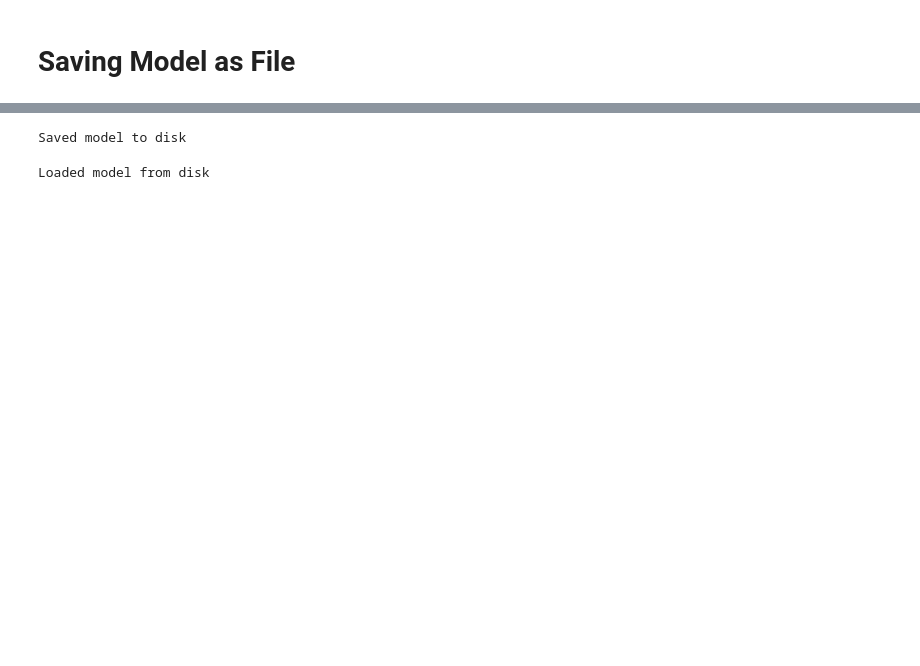
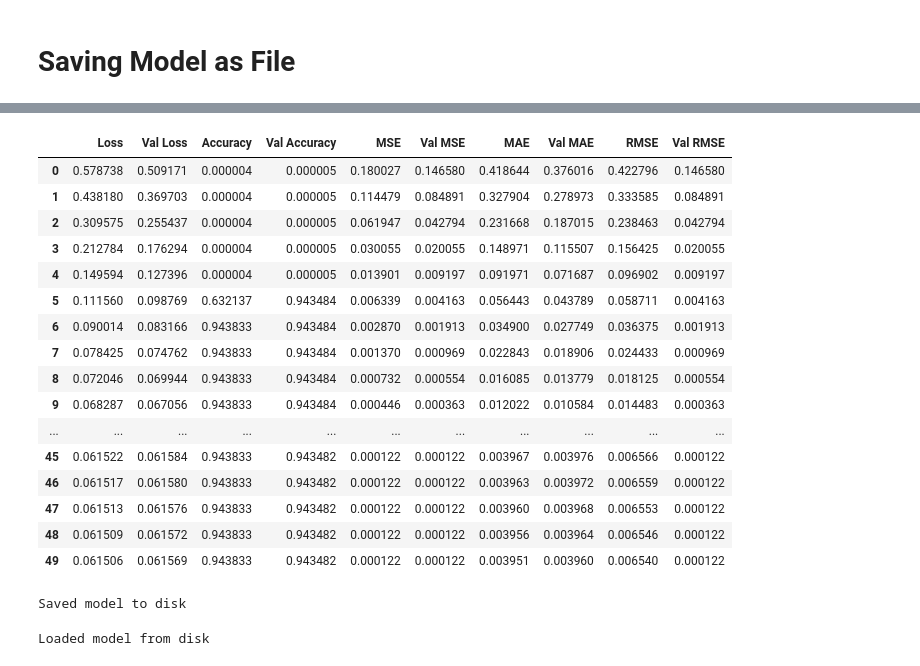
Before and after one commit to utkarshkanswal/Machine-Learning-application-on-Air-quality-dataset, a Jupyter notebook: OPC_Sensor/CNN/CNN_tanh_binary.ipynb, the cells around one changed output, grey strips where cells are left out. Cells and saved outputs as stored; diff of their text form; code cells hidden in the pictures; blank space fills up the shorter version.

```diff
--- a/OPC_Sensor/CNN/CNN_tanh_binary.ipynb
+++ b/OPC_Sensor/CNN/CNN_tanh_binary.ipynb
@@ -158,0 +159,30 @@ model1.evaluate(x_train,y_train)
+# %%
+df1=pd.DataFrame(history1.history['loss'],columns=["Loss"])
+df1=df1.join(pd.DataFrame(history1.history["val_loss"],columns=["Val Loss"]))
+df1=df1.join(pd.DataFrame(history1.history["accuracy"],columns=['Accuracy']))
+df1=df1.join(pd.DataFrame(history1.history["val_accuracy"],columns=['Val Accuracy']))
+df1=df1.join(pd.DataFrame(history1.history["mse"],columns=['MSE']))
+df1=df1.join(pd.DataFrame(history1.history["val_mse"],columns=['Val MSE']))
+df1=df1.join(pd.DataFrame(history1.history["mae"],columns=['MAE']))
+df1=df1.join(pd.DataFrame(history1.history["val_mae"],columns=['Val MAE']))
+df1=df1.join(pd.DataFrame(history1.history["rmse"],columns=['RMSE']))
+df1=df1.join(pd.DataFrame(history1.history["val_mse"],columns=['Val RMSE']))
+df1
+# %% [output]
+|  | Loss | Val Loss | Accuracy | Val Accuracy | MSE | Val MSE | MAE | Val MAE | RMSE | Val RMSE |
+| 0 | 0.578738 | 0.509171 | 0.000004 | 0.000005 | 0.180027 | 0.146580 | 0.418644 | 0.376016 | 0.422796 | 0.146580 |
+| 1 | 0.438180 | 0.369703 | 0.000004 | 0.000005 | 0.114479 | 0.084891 | 0.327904 | 0.278973 | 0.333585 | 0.084891 |
+| 2 | 0.309575 | 0.255437 | 0.000004 | 0.000005 | 0.061947 | 0.042794 | 0.231668 | 0.187015 | 0.238463 | 0.042794 |
+| 3 | 0.212784 | 0.176294 | 0.000004 | 0.000005 | 0.030055 | 0.020055 | 0.148971 | 0.115507 | 0.156425 | 0.020055 |
+| 4 | 0.149594 | 0.127396 | 0.000004 | 0.000005 | 0.013901 | 0.009197 | 0.091971 | 0.071687 | 0.096902 | 0.009197 |
+| 5 | 0.111560 | 0.098769 | 0.632137 | 0.943484 | 0.006339 | 0.004163 | 0.056443 | 0.043789 | 0.058711 | 0.004163 |
+| 6 | 0.090014 | 0.083166 | 0.943833 | 0.943484 | 0.002870 | 0.001913 | 0.034900 | 0.027749 | 0.036375 | 0.001913 |
+| 7 | 0.078425 | 0.074762 | 0.943833 | 0.943484 | 0.001370 | 0.000969 | 0.022843 | 0.018906 | 0.024433 | 0.000969 |
+| 8 | 0.072046 | 0.069944 | 0.943833 | 0.943484 | 0.000732 | 0.000554 | 0.016085 | 0.013779 | 0.018125 | 0.000554 |
+| 9 | 0.068287 | 0.067056 | 0.943833 | 0.943484 | 0.000446 | 0.000363 | 0.012022 | 0.010584 | 0.014483 | 0.000363 |
+| ... | ... | ... | ... | ... | ... | ... | ... | ... | ... | ... |
+| 45 | 0.061522 | 0.061584 | 0.943833 | 0.943482 | 0.000122 | 0.000122 | 0.003967 | 0.003976 | 0.006566 | 0.000122 |
+| 46 | 0.061517 | 0.061580 | 0.943833 | 0.943482 | 0.000122 | 0.000122 | 0.003963 | 0.003972 | 0.006559 | 0.000122 |
+| 47 | 0.061513 | 0.061576 | 0.943833 | 0.943482 | 0.000122 | 0.000122 | 0.003960 | 0.003968 | 0.006553 | 0.000122 |
+| 48 | 0.061509 | 0.061572 | 0.943833 | 0.943482 | 0.000122 | 0.000122 | 0.003956 | 0.003964 | 0.006546 | 0.000122 |
+| 49 | 0.061506 | 0.061569 | 0.943833 | 0.943482 | 0.000122 | 0.000122 | 0.003951 | 0.003960 | 0.006540 | 0.000122 |
```
Also changed, not shown: parts of 13 cells of this notebook, 8 other files.
